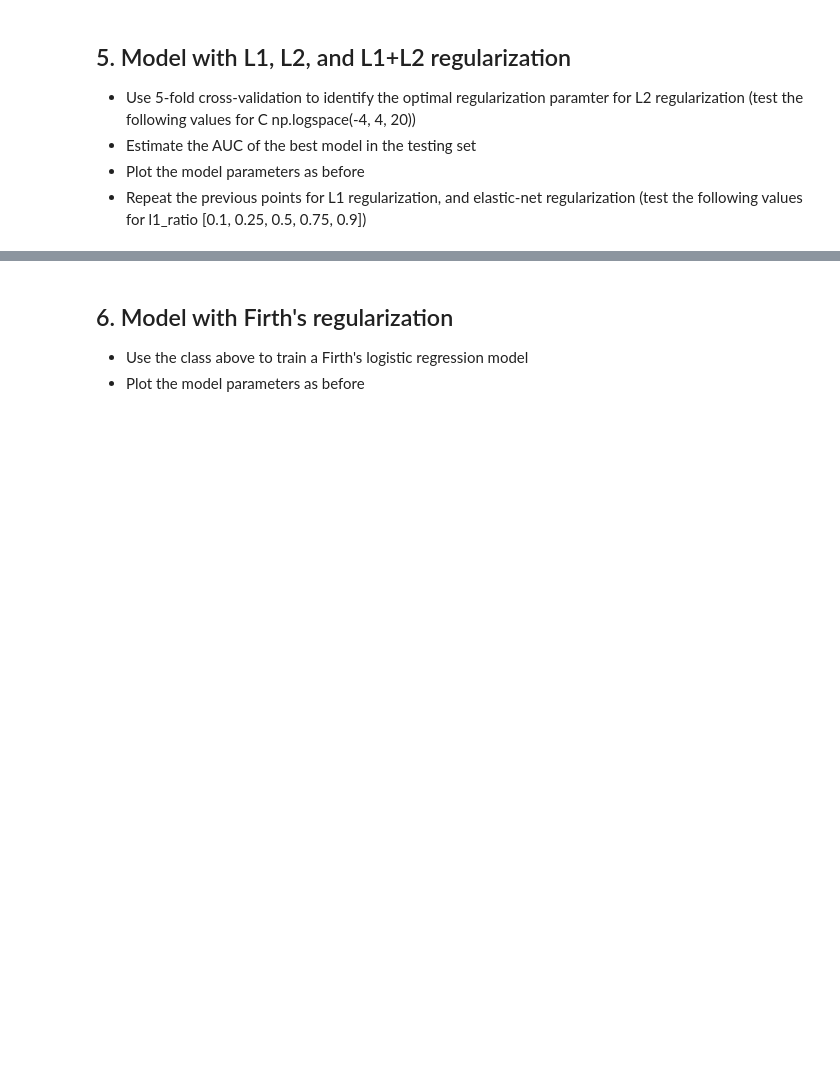
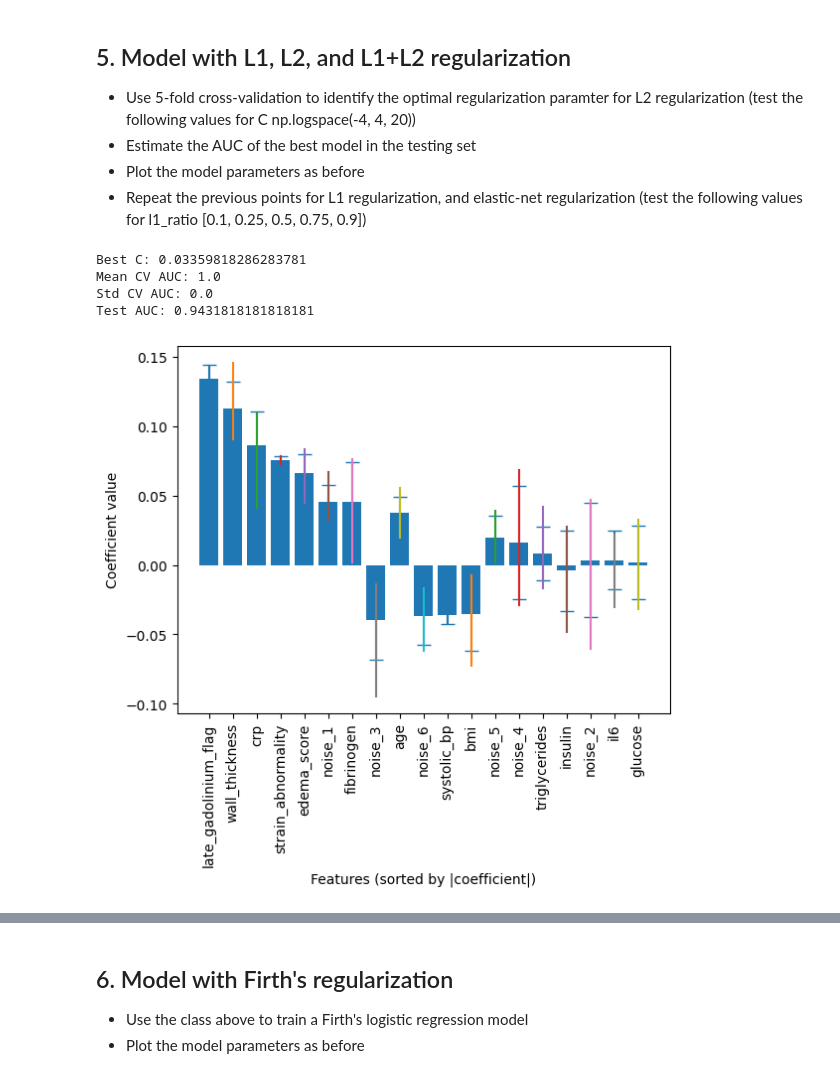
Before and after one commit to MatteoBaraldi/Machine-Learning-for-Bioengineering, a Jupyter notebook: MOD-2/03_classification/exercise_regularization.ipynb, the cells around one changed output, grey strips where cells are left out. Drawn from its saved outputs; the diff is of its cells as text; code cells hidden in the pictures; blank space fills up the shorter version.

```diff
--- a/MOD-2/03_classification/exercise_regularization.ipynb
+++ b/MOD-2/03_classification/exercise_regularization.ipynb
@@ -280,3 +342,39 @@ class FirthLogisticRegression(BaseEstimator, ClassifierMixin):
 * Estimate the AUC of the best model in the testing set
 * Plot the model parameters as before
 * Repeat the previous points for L1 regularization, and elastic-net regularization (test the following values for l1_ratio \[0.1, 0.25, 0.5, 0.75, 0.9\])
+# %%
+C_grid = np.logspace(-4, 4, 20)
+model_l2 = Pipeline([
+    ("scaler", StandardScaler()),
+    ("logreg", LogisticRegression(solver="lbfgs", max_iter=10000))
+])
+param_grid = {
+    "logreg__C": C_grid
+}
+grid_l2 = GridSearchCV(
+    estimator=model_l2,
+    param_grid=param_grid,
+    cv=5,
+    scoring="roc_auc",
+    n_jobs=-1,
+    refit=True
+)
+grid_l2.fit(X_train, y_train)
+best_idx = grid_l2.best_index_
+mean_auc = grid_l2.cv_results_["mean_test_score"][best_idx]
+std_auc  = grid_l2.cv_results_["std_test_score"][best_idx]
+print("Best C:", grid_l2.best_params_["logreg__C"])
+print("Mean CV AUC:", mean_auc)
+print("Std CV AUC:", std_auc)
+best_model = grid_l2.best_estimator_
+y_prob = best_model.predict_proba(X_test)[:, 1]
+test_auc = roc_auc_score(y_test, y_prob)
+print("Test AUC:", test_auc)
+coefs = estimate_parameters_range(X_train, y_train, LogisticRegression, C=grid_l2.best_params_["logreg__C"], solver="saga", max_iter=10000)
+plot_parameters_range(features, coefs)
+# %% [output]
+Best C: 0.03359818286283781
+Mean CV AUC: 1.0
+Std CV AUC: 0.0
+Test AUC: 0.9431818181818181
+[figure, added]
```
Also changed, not shown: parts of 10 cells of this notebook.
